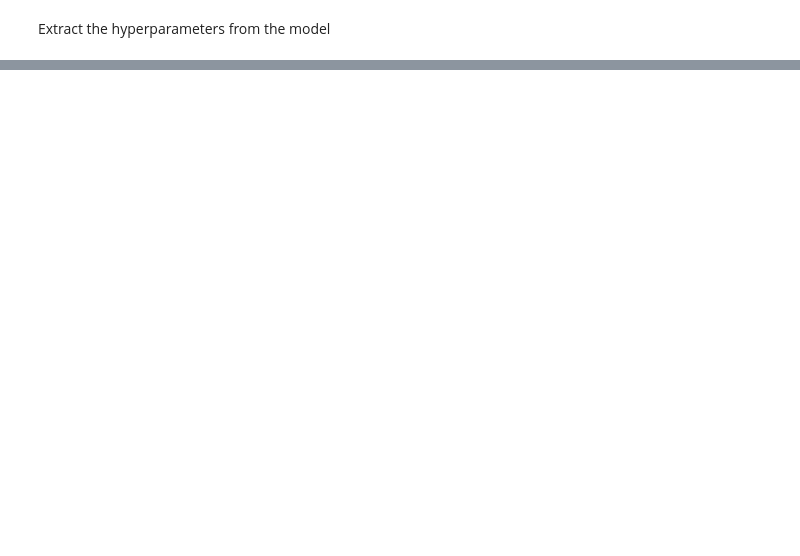
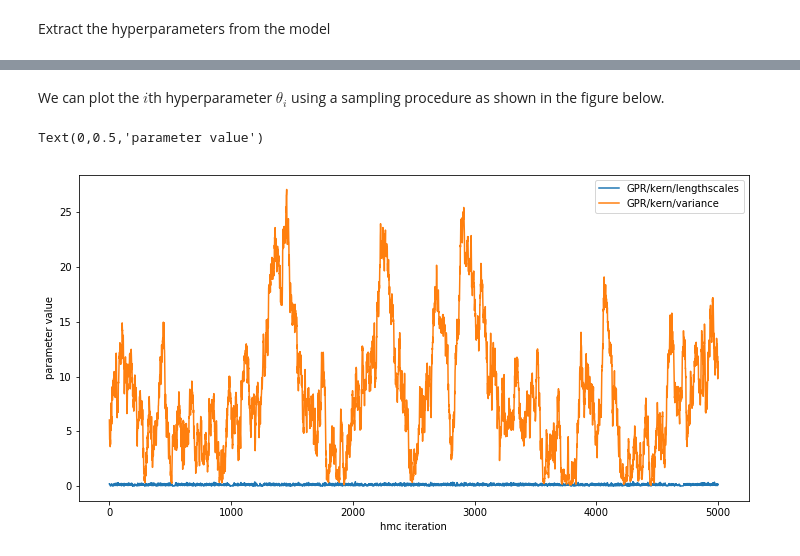
Before and after one commit to JustinJBeland/gpflow_1.0_toying, a Jupyter notebook: 1d_toy/example_1d.ipynb, the cells around one changed output, grey strips where cells are left out. Cells and saved outputs as stored; diff of their text form; code cells hidden in the pictures; blank space fills up the shorter version.

```diff
--- a/1d_toy/example_1d.ipynb
+++ b/1d_toy/example_1d.ipynb
@@ -111,0 +122,6 @@ lengthscales: [ 0.10657487]
+# %%
+m.clear()
+m.kern.lengthscales.prior = gpflow.priors.Gaussian(m.kern.lengthscales.value, m.kern.lengthscales.value**2.0)
+m.kern.variance.prior = gpflow.priors.Gaussian(m.kern.variance.value, m.kern.variance.value**2.0)
+m.compile()
+print(m)
@@ -111,0 +152,14 @@ lengthscales: [ 0.10657487]
+# %%
+sampler = gpflow.train.HMC()
+samples = sampler.sample(m, num_samples=5000, epsilon=0.05, lmin=10, lmax=20, logprobs=False)
+# %% [markdown]
+We can plot the $i$th hyperparameter $\theta_i$ using a sampling procedure as shown in the figure below.
+# %%
+for i, col in samples.iteritems():
+    plt.plot(col, label=col.name)
+plt.legend(loc=0)
+plt.xlabel('hmc iteration')
+plt.ylabel('parameter value')
+# %% [output]
+Text(0,0.5,'parameter value')
+[figure, added]
```
Also changed, not shown: parts of 14 cells of this notebook.
